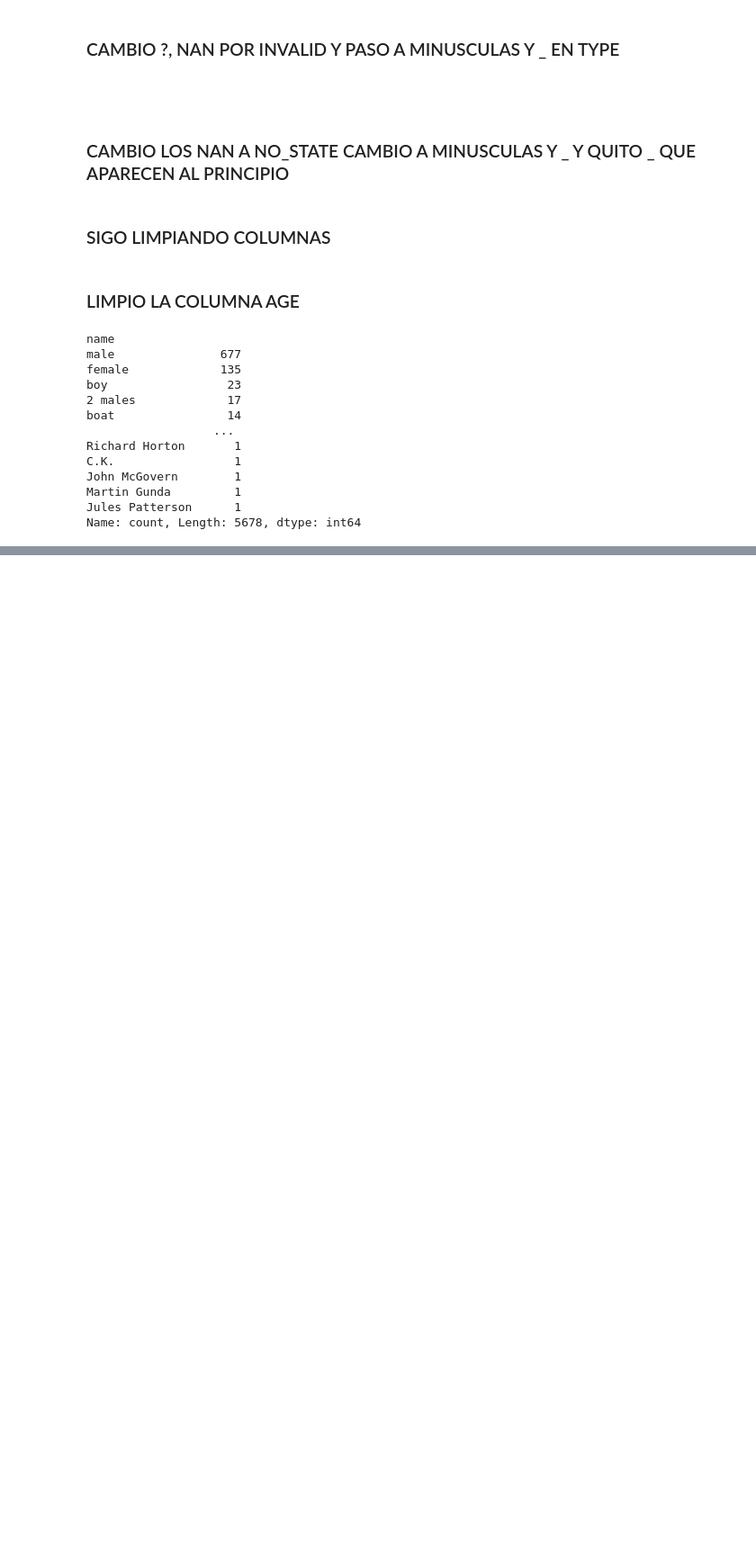
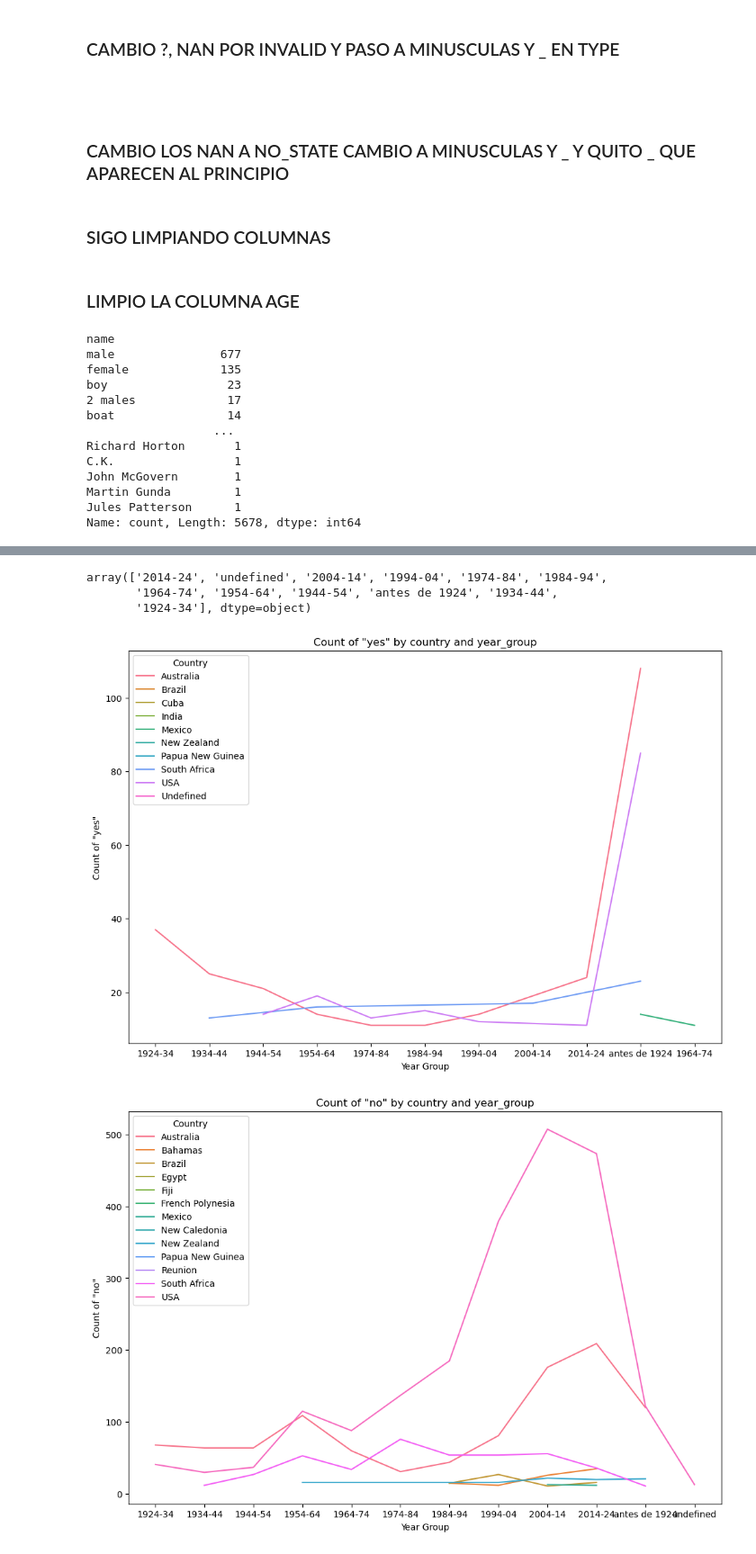
Before and after one commit to astonymartin/QUEST-2, a Jupyter notebook: QUEST 2.ipynb, the cells around one changed output, grey strips where cells are left out. Shown: that part at 90% size. Drawn from its saved outputs; the diff is of its cells as text; code cells hidden in the pictures; blank space fills up the shorter version.

```diff
--- a/QUEST 2.ipynb
+++ b/QUEST 2.ipynb
@@ -276,0 +649,13 @@ plt.show()
+# %%
+
+df_relacionado = dfcopy[['country', 'survived', 'year_group']]
+
+df_relacionado = df_relacionado.dropna(subset=['country', 'survived', 'year_group'])
+
+df_casos_por_pais = df_relacionado.groupby(['country', 'survived', 'year_group']).size().reset_index(name='count')
+
+paises_mas_de_10_casos = df_casos_por_pais[df_casos_por_pais['count'] > 10]['country'].unique()
+
+df_nuevo = dfcopy[dfcopy['country'].isin(paises_mas_de_10_casos)][['country', 'survived', 'year_group']]
+
+print(df_nuevo)
@@ -276,0 +677,41 @@ plt.show()
+# %%
+dfcopy["year_group"].unique()
+# %% [output]
+array(['2014-24', 'undefined', '2004-14', '1994-04', '1974-84', '1984-94',
+       '1964-74', '1954-64', '1944-54', 'antes de 1924', '1934-44',
+       '1924-34'], dtype=object)
+# %%
+df_nuevo_otro = df_nuevo[df_nuevo['survived'] == 'yes'].groupby(['country', 'year_group']).filter(lambda x: len(x) > 10)
+df_nuevo_otrono = df_nuevo[df_nuevo['survived'] == 'no'].groupby(['country', 'year_group']).filter(lambda x: len(x) > 10)
+
+df_filtrado = df_nuevo_otro[df_nuevo_otro['survived'] == 'yes']
+
+df_agrupado = df_filtrado.groupby(['country', 'year_group']).size().reset_index(name='count_yes')
+
+
+df_filtradono = df_nuevo_otrono[df_nuevo_otrono['survived'] == 'no']
+
+df_agrupadono = df_filtradono.groupby(['country', 'year_group']).size().reset_index(name='count_no')
+# %%
+# Gráfico para 'survived' == 'yes'
+plt.figure(figsize=(12, 8))
+palette_yes = sns.color_palette("husl", n_colors=len(df_agrupado['country'].unique()))
+sns.lineplot(x='year_group', y='count_yes', hue='country', data=df_agrupado, palette=palette_yes)
+plt.title('Count of "yes" by country and year_group')
+plt.xlabel('Year Group')
+plt.ylabel('Count of "yes"')
+plt.legend(title='Country')
+plt.show()
+
+# Gráfico para 'survived' == 'no'
+plt.figure(figsize=(12, 8))
+palette_no = sns.color_palette("husl", n_colors=len(df_agrupadono['country'].unique()))
+sns.lineplot(x='year_group', y='count_no', hue='country', data=df_agrupadono, palette=palette_no)
+plt.title('Count of "no" by country and year_group')
+plt.xlabel('Year Group')
+plt.ylabel('Count of "no"')
+plt.legend(title='Country')
+plt.show()
+# %% [output]
+[figure, added]
+[figure, added]
```
Also changed, not shown: parts of 68 cells of this notebook, 1 other file.
